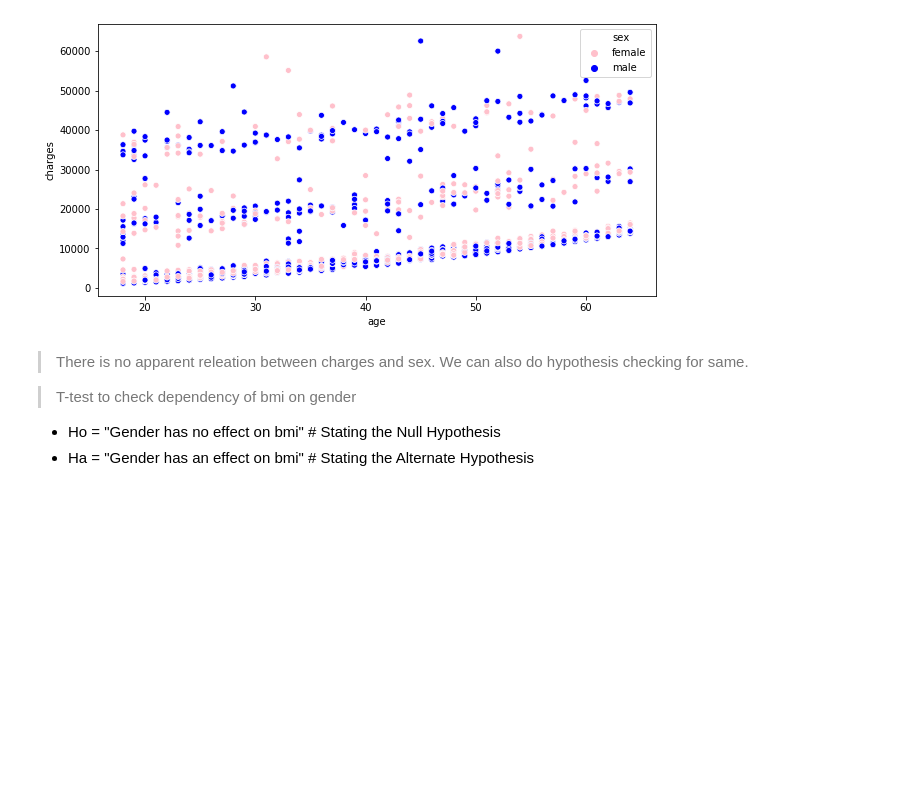
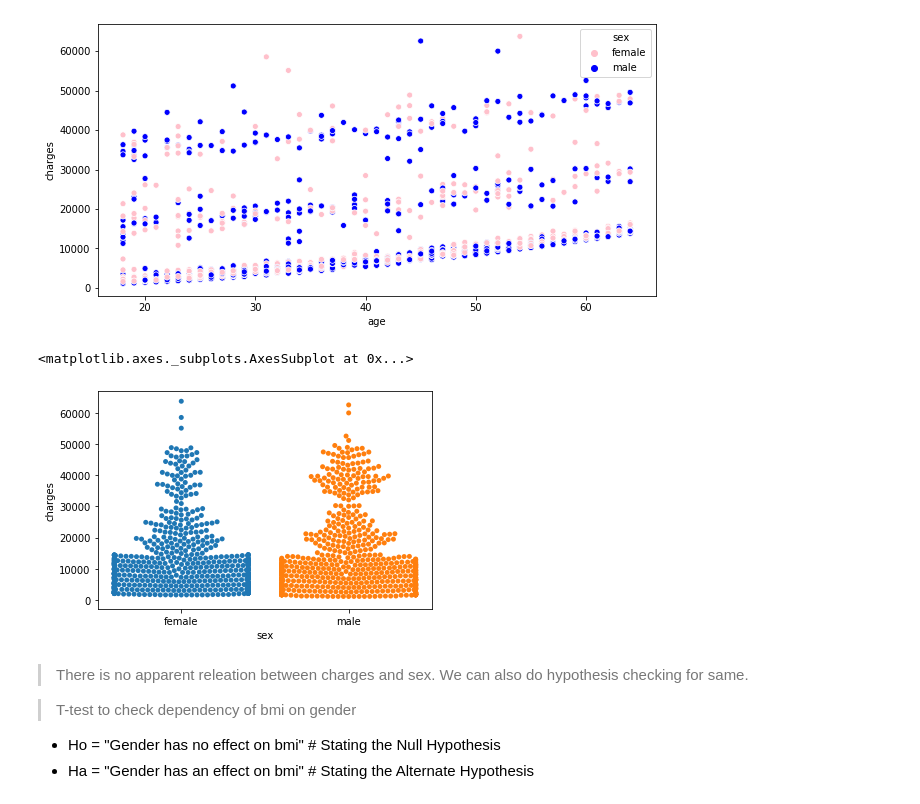
Before and after one commit to subodhpushpak/quickreference, a Jupyter notebook: mlai/assign1.ipynb, the cells around one changed output. Saved outputs shown, nothing was run; the diff lists cells and outputs as text; code cells hidden in the pictures; blank space fills up the shorter version.

```diff
--- a/mlai/assign1.ipynb
+++ b/mlai/assign1.ipynb
@@ -317,6 +317,11 @@ sns.scatterplot(insurance_df.age, insurance_df.charges,hue=insurance_df.sex,pale
 plt.show()
 # %% [output]
 [figure]
+# %%
+sns.swarmplot(insurance_df['sex'], insurance_df['charges']) #swarmpplot for distibution #ordered set of dotst
+# %% [output]
+<matplotlib.axes._subplots.AxesSubplot at 0x...>
+[figure, added]
 # %% [markdown]
 > There is no apparent releation between charges and sex.
 We can also do hypothesis checking for same.
```
Also changed, not shown: parts of 2 cells of this notebook.
